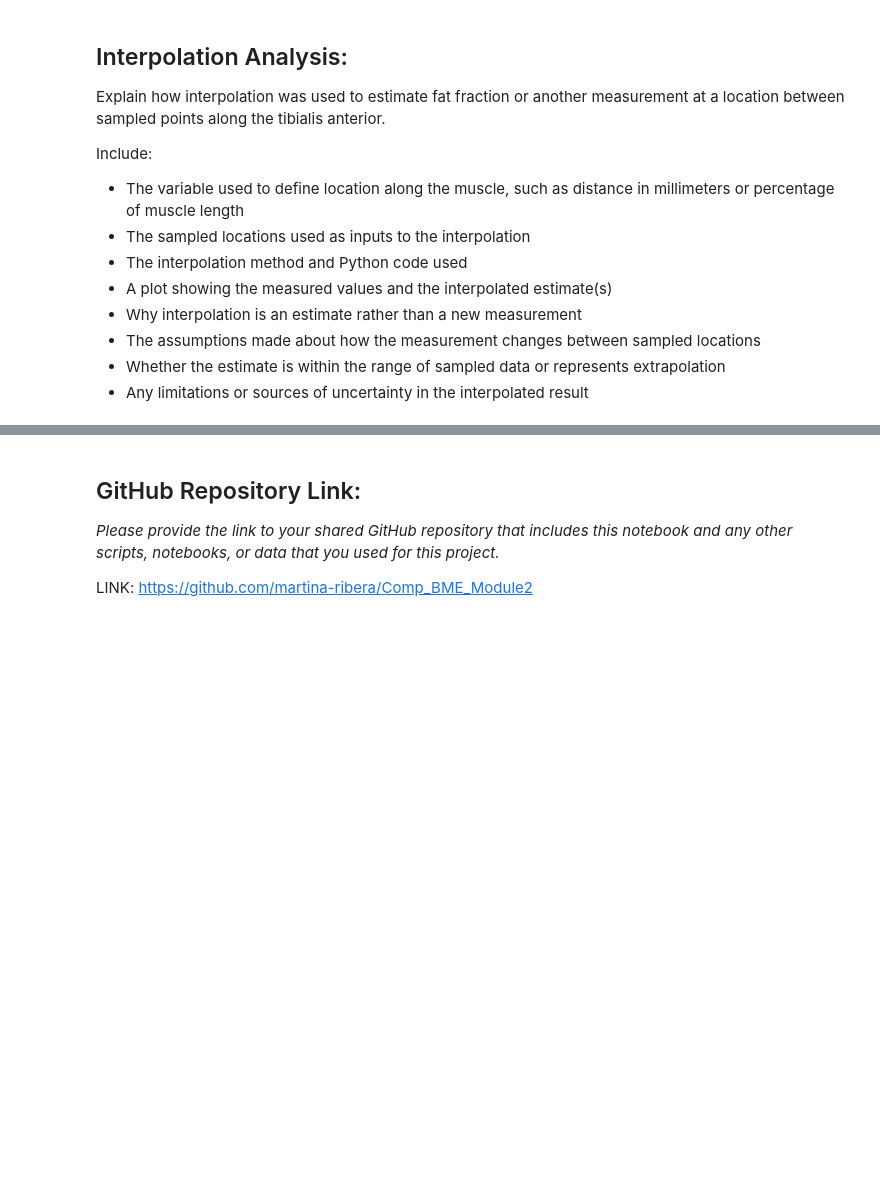
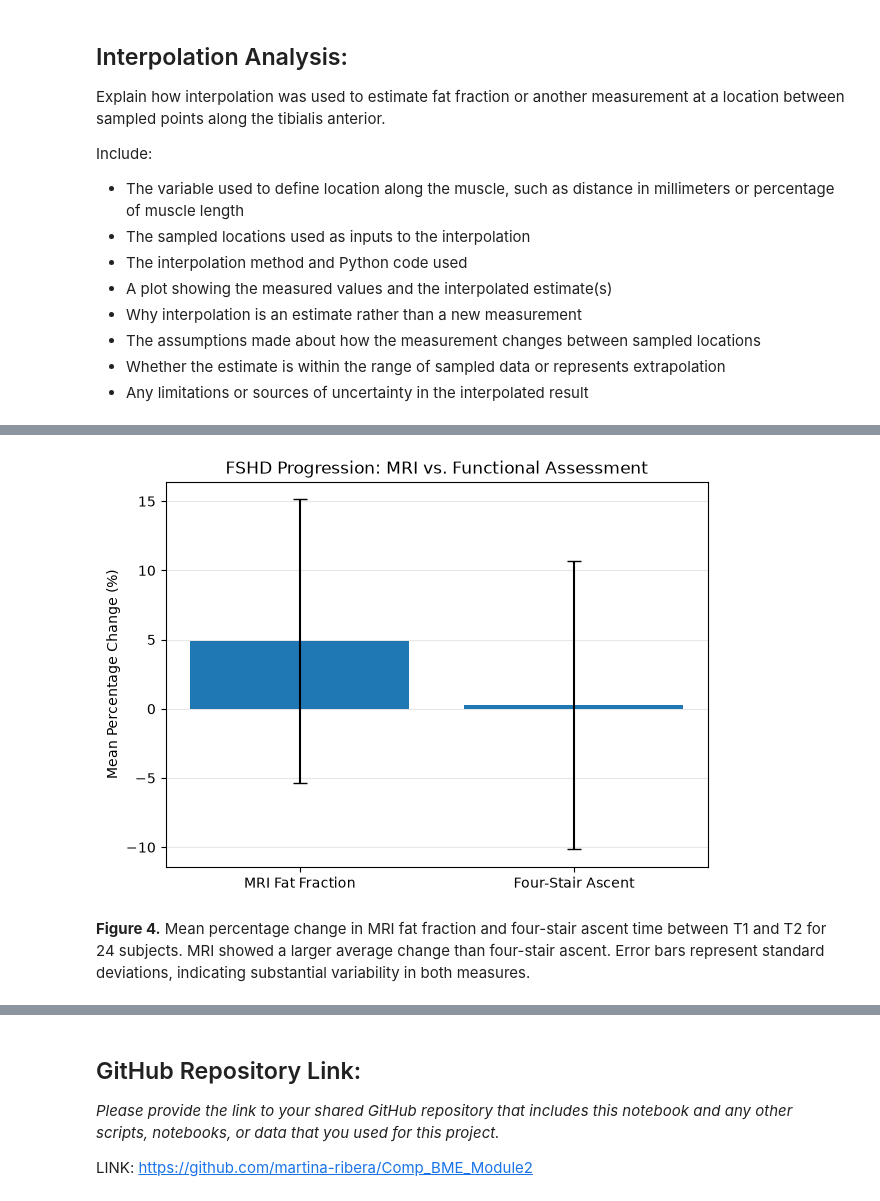
Before and after one commit to martina-ribera/Comp_BME_Module2, a Jupyter notebook: FSHD_Module2_Project.ipynb, the cells around one changed output, grey strips where cells are left out. Drawn from its saved outputs; the diff is of its cells as text; code cells hidden in the pictures; blank space fills up the shorter version.

```diff
--- a/FSHD_Module2_Project.ipynb
+++ b/FSHD_Module2_Project.ipynb
@@ -435,0 +843,14 @@ Discuss:
+# %%
+# Calculate mean percentage changes
+mri_mean = np.mean(mri_changes)
+ascent_mean = np.mean(ascent_changes)
+
+# Calculate standard deviations
+mri_std = np.std(mri_changes, ddof=1)
+ascent_std = np.std(ascent_changes, ddof=1)
+
+print(f"MRI mean change: {mri_mean:.2f}%")
+print(f"MRI standard deviation: {mri_std:.2f}%")
+
+print(f"Four-stair ascent mean change: {ascent_mean:.2f}%")
+print(f"Four-stair ascent standard deviation: {ascent_std:.2f}%")
@@ -435,0 +866,19 @@ Discuss:
+# %%
+# Mean percentage changes and standard deviations
+means = [mri_mean, ascent_mean]
+stds = [mri_std, ascent_std]
+
+# Plot mean percentage change with standard deviation
+plt.figure(figsize=(7, 5))
+
+plt.bar(["MRI Fat Fraction", "Four-Stair Ascent"],
+        means, yerr=stds, capsize=5)
+
+plt.ylabel("Mean Percentage Change (%)")
+plt.title("FSHD Progression: MRI vs. Functional Assessment")
+plt.grid(True, axis="y", alpha=0.3)
+plt.show()
+# %% [output]
+[figure, added]
+# %% [markdown]
+**Figure 4.** Mean percentage change in MRI fat fraction and four-stair ascent time between T1 and T2 for 24 subjects. MRI showed a larger average change than four-stair ascent. Error bars represent standard deviations, indicating substantial variability in both measures.
```
Also changed, not shown: parts of 50 cells of this notebook, 2 other files.
